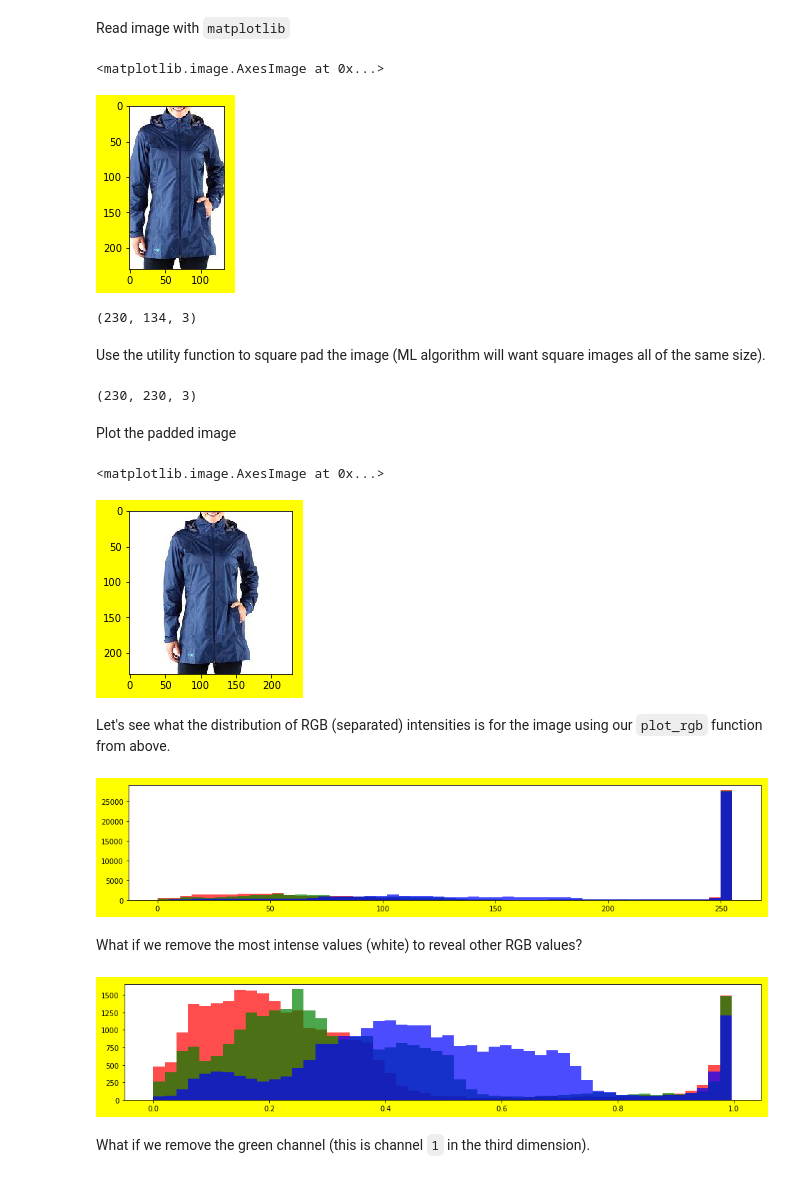
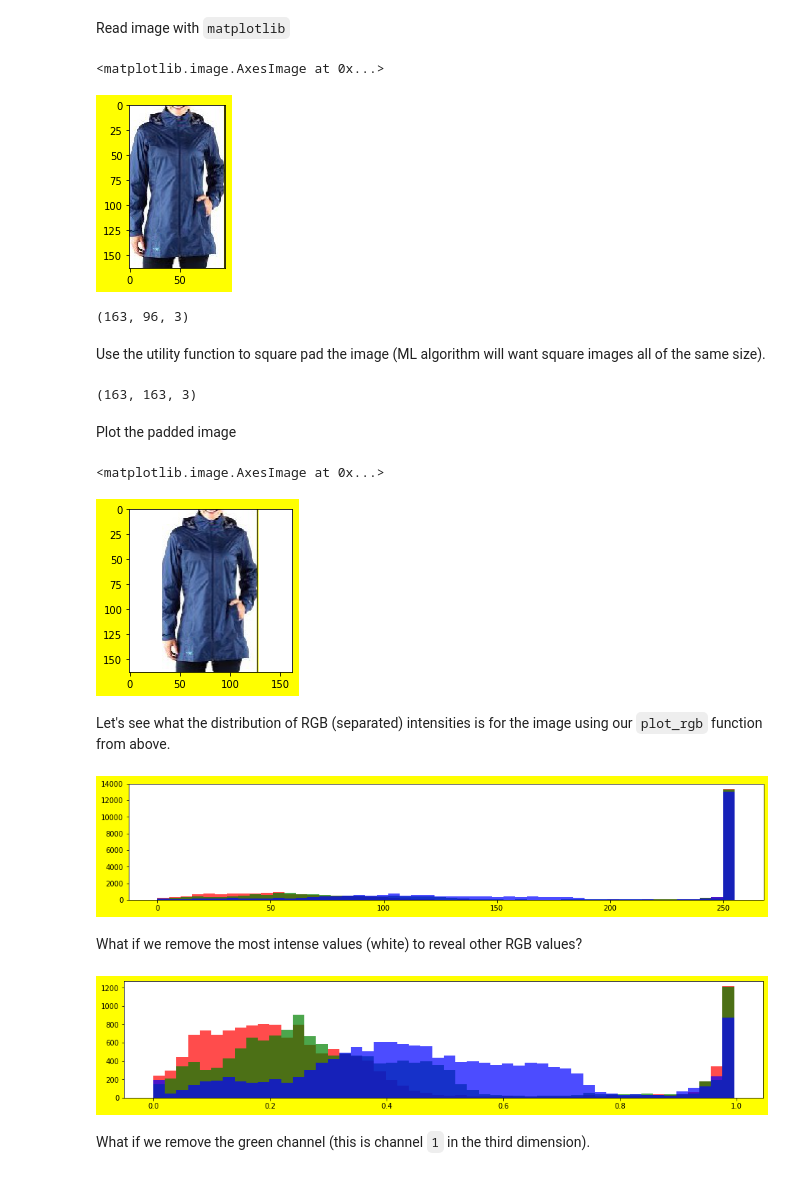
Before and after one commit to MLWorkshops/mlinterviews, a Jupyter notebook: machine_learning_foundations/Machine_Learning_Foundations.ipynb, the cells around one changed output. Saved outputs shown, nothing was run; the diff lists cells and outputs as text; code cells hidden in the pictures.

Commit message:
Adds the data/* folder with some of the assets used in the Machine_Learning_Foundations notebook. Also, updates the notebook iteself

```diff
--- a/machine_learning_foundations/Machine_Learning_Foundations.ipynb
+++ b/machine_learning_foundations/Machine_Learning_Foundations.ipynb
@@ -80,16 +80,16 @@ def plot_rgb(img):
 # %% [markdown]
 Read image with `matplotlib`
 # %%
-img = plt.imread('/Users/micheleenharris/Documents/bin/data/gear_images/hardshell_jackets/101634.jpeg')
+img = plt.imread('data/jacket.jpeg')
 plt.imshow(img)
 # %% [output]
 <matplotlib.image.AxesImage at 0x...>
-[figure, old version]
+[figure, new version]
 # %%
 # Check the shape of the image (height, width, num channels)
 img.shape
 # %% [output]
-(230, 134, 3)
+(163, 96, 3)
 # %% [markdown]
 Use the utility function to square pad the image (ML algorithm will want square images all of the same size).
 # %%
@@ -98,7 +98,7 @@ img_padded = pad_image(img)
 # Check the shape again
 img_padded.shape
 # %% [output]
-(230, 230, 3)
+(163, 163, 3)
 # %% [markdown]
 Plot the padded image
 # %%
@@ -107,13 +107,13 @@ img_padded = img_padded.astype(np.uint8)
 plt.imshow(img_padded)
 # %% [output]
 <matplotlib.image.AxesImage at 0x...>
-[figure, old version]
+[figure, new version]
 # %% [markdown]
 Let's see what the distribution of RGB (separated) intensities is for the image using our `plot_rgb` function from above.
 # %%
 plot_rgb(img_padded)
 # %% [output]
-[figure, old version]
+[figure, new version]
 # %% [markdown]
 What if we remove the most intense values (white) to reveal other RGB values?
 # %%
@@ -123,7 +123,7 @@ img2[img2 == 1.0] = np.nan
 # %%
 plot_rgb(img2)
 # %% [output]
-[figure, old version]
+[figure, new version]
 # %% [markdown]
 What if we remove the green channel (this is channel `1` in the third dimension).
 # %%
```
Also changed, not shown: parts of 3 cells of this notebook, 2 other files.
